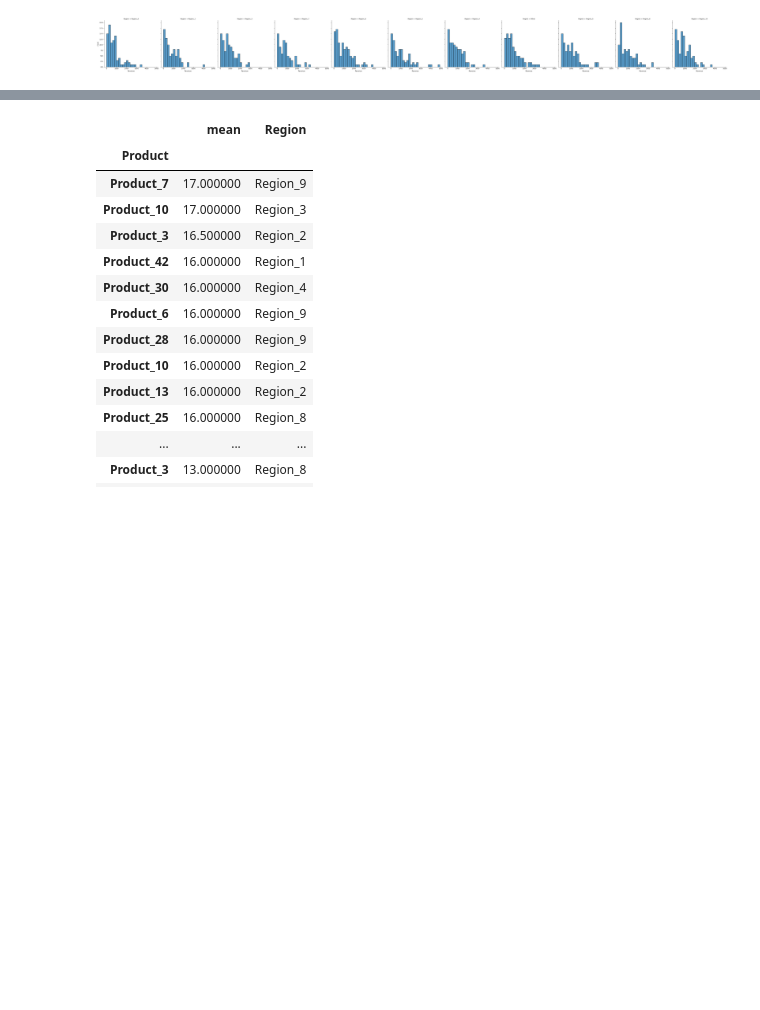
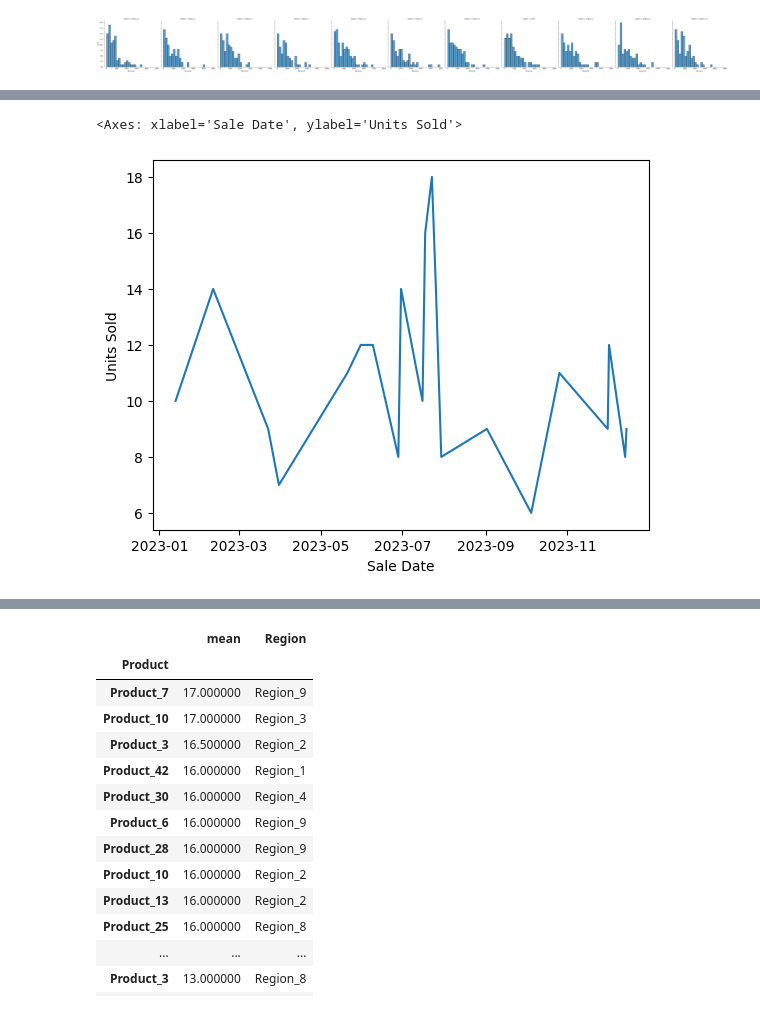
Before and after one commit to CodyDong/schulich_data_science, a Jupyter notebook: assignment1.ipynb, the cells around one changed output, grey strips where cells are left out. Drawn from its saved outputs; the diff is of its cells as text; code cells hidden in the pictures; blank space fills up the shorter version.

```diff
--- a/assignment1.ipynb
+++ b/assignment1.ipynb
@@ -155,0 +168,5 @@ sns.displot(x='Revenue',col='Product',data =df)
+# %%
+sns.lineplot(x='Sale Date',y='Units Sold',data= df_2023_region1)
+# %% [output]
+<Axes: xlabel='Sale Date', ylabel='Units Sold'>
+[figure, added]
```
Also changed, not shown: parts of 3 cells of this notebook.
